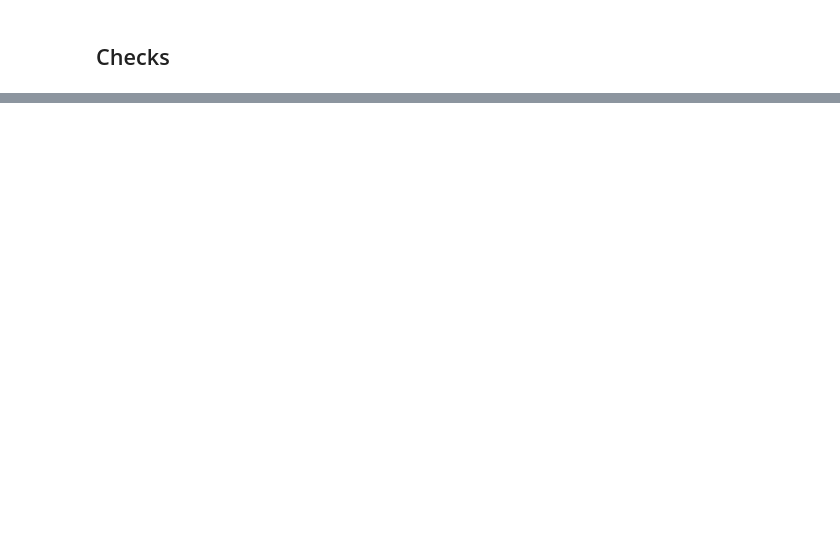
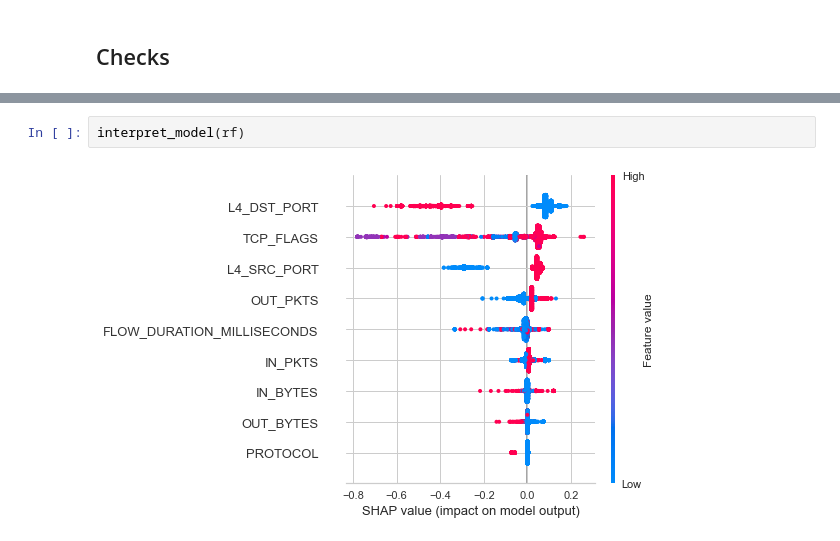
Before and after one commit to jackvoorham/thesis_code, a Jupyter notebook: experiments.ipynb, the cells around one changed output, grey strips where cells are left out. Drawn from its saved outputs; the diff is of its cells as text; blank space fills up the shorter version.

```diff
--- a/experiments.ipynb
+++ b/experiments.ipynb
@@ -283,0 +245,4 @@ Std     0.0068  0.0607     0.0  0.0068  0.0050    0.0  0.0
+# %%
+interpret_model(rf)
+# %% [output]
+[figure, added]
```
Also changed, not shown: parts of 24 cells of this notebook, 4 other files.
